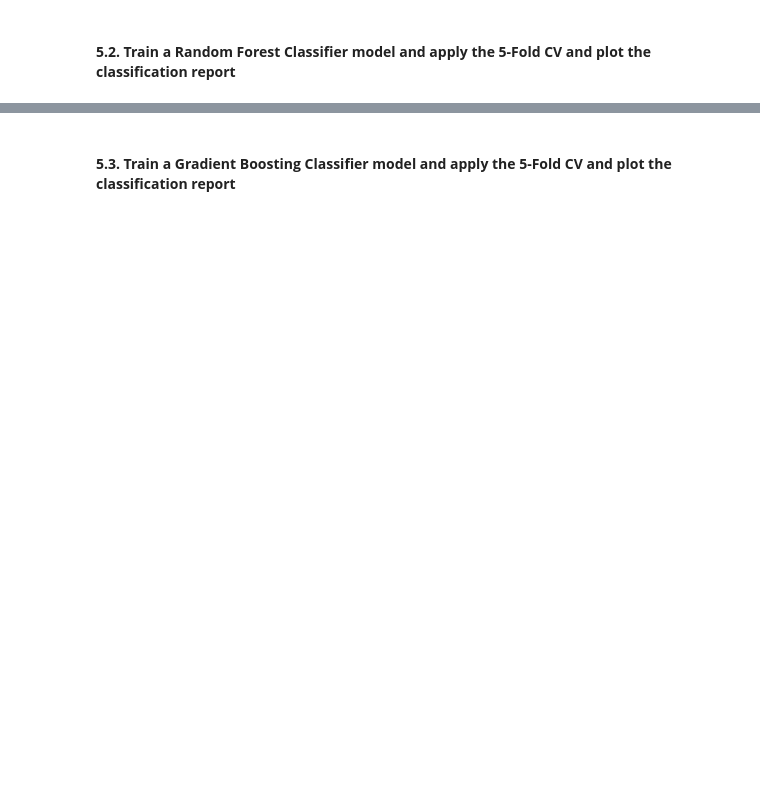
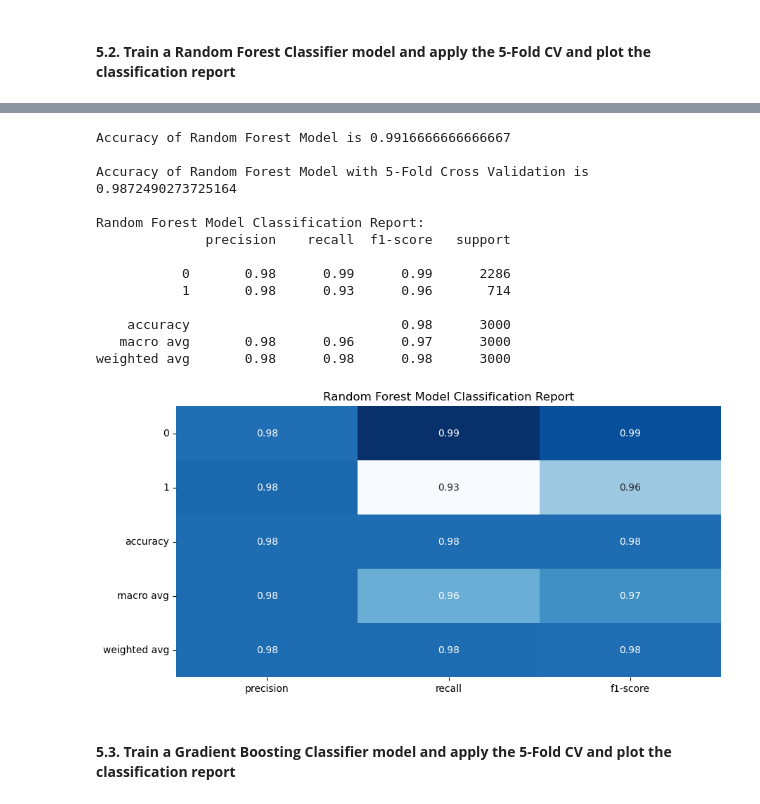
Before and after one commit to toddwalters/pgaiml-python-coding-examples, a Jupyter notebook: machine-learning/projects/employeeTurnoverAnalytics/1688640705_ToddWalters_mds_cep_ml_ps.ipynb, the cells around one changed output, grey strips where cells are left out. Saved outputs shown, nothing was run; the diff lists cells and outputs as text; code cells hidden in the pictures; blank space fills up the shorter version.

```diff
--- a/machine-learning/projects/employeeTurnoverAnalytics/1688640705_ToddWalters_mds_cep_ml_ps.ipynb
+++ b/machine-learning/projects/employeeTurnoverAnalytics/1688640705_ToddWalters_mds_cep_ml_ps.ipynb
@@ -517,2 +410,30 @@ weighted avg       0.98      0.98      0.98      3000
+# %%
+# Define the models
+models = {
+    "Logistic Regression": LogisticRegression(random_state=RANDOM_STATE),
+    "Random Forest": RandomForestClassifier(random_state=RANDOM_STATE),
+    "Gradient Boosting": GradientBoostingClassifier(random_state=RANDOM_STATE)
+}
+
+# Logistic Regression
+model_name = 'Random Forest'
+model = RandomForestClassifier(random_state=RANDOM_STATE)
+
+train_and_evaluate(model_name, model, X_train, y_train, X_test, y_test, cv, print_accuracy_score=True, plot_classification=True, plot_roc_curve=False, plot_confusion_matrix=False)
+# %% [output]
+Accuracy of Random Forest Model is 0.9916666666666667
+
+Accuracy of Random Forest Model with 5-Fold Cross Validation is 0.9872490273725164
+
+Random Forest Model Classification Report:
+              precision    recall  f1-score   support
+
+           0       0.98      0.99      0.99      2286
+           1       0.98      0.93      0.96       714
+
+    accuracy                           0.98      3000
+   macro avg       0.98      0.96      0.97      3000
+weighted avg       0.98      0.98      0.98      3000
+[figure, added]
 # %% [markdown]
 #### **5.3.	Train a  Gradient Boosting Classifier model and apply the 5-Fold CV and plot the classification report**
```
Also changed, not shown: parts of 20 cells of this notebook.
